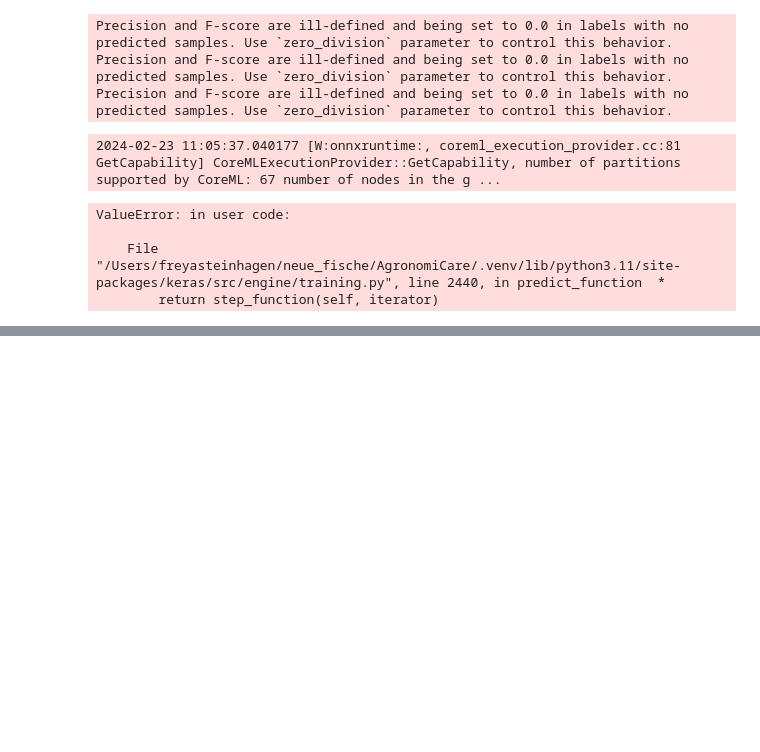
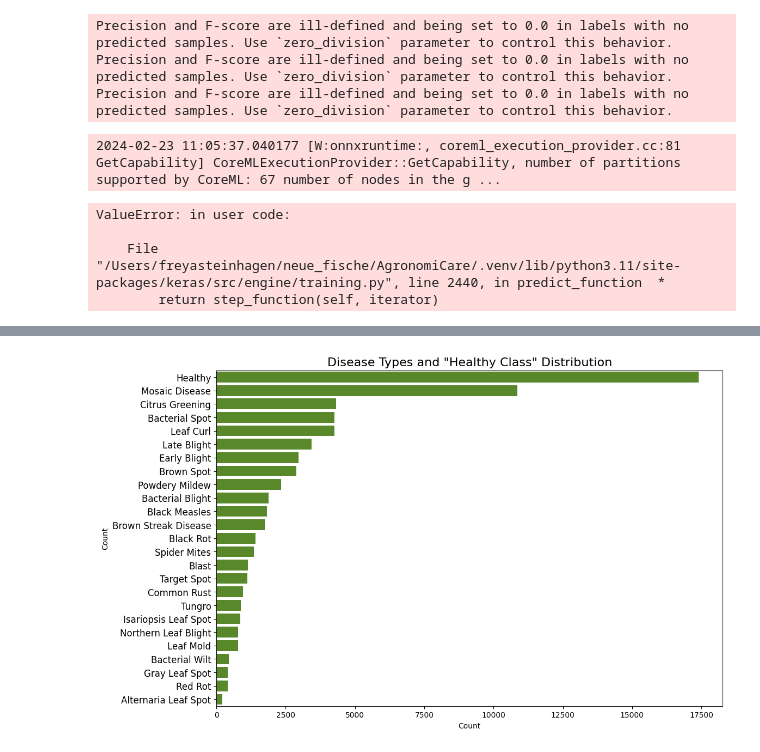
Before and after one commit to forster-j/AgronomiCare, a Jupyter notebook: notebooks/Disease_specific_filter.ipynb, the cells around one changed output, grey strips where cells are left out. Drawn from its saved outputs; the diff is of its cells as text; code cells hidden in the pictures; blank space fills up the shorter version.

Commit message:
plotting the filtered DF

```diff
--- a/notebooks/Disease_specific_filter.ipynb
+++ b/notebooks/Disease_specific_filter.ipynb
@@ -758,0 +797,23 @@ ValueError: in user code:
+# %%
+import os
+import pandas as pd
+
+data = []
+
+# Specify the path to your dataset
+dataset_path_train = '/Users/freyasteinhagen/neue_fische/AgronomiCare/data/filtered_diseases/train_filtered/'
+
+# Iterate through each disease folder
+for disease_class in os.listdir(dataset_path_train):
+    class_path = os.path.join(dataset_path_train, disease_class)
+
+    # Check if the item is a directory
+    if os.path.isdir(class_path):
+        # Iterate through each image in the disease folder
+        for image_file in os.listdir(class_path):
+            if image_file.endswith('.jpg'):  # Ensure it's an image file
+                image_path = os.path.join(class_path, image_file)
+                data.append({'Image_Path': image_path, 'Class': disease_class})
+
+# Create a DataFrame from the list of dictionaries
+df = pd.DataFrame(data)
@@ -758,0 +887,22 @@ ValueError: in user code:
+# %%
+import seaborn as sns
+import matplotlib.pyplot as plt
+
+# Assuming df is your DataFrame containing the 'Class' column
+dis_type_counts = df['Class'].value_counts()
+
+# Get unique labels and sort them by count
+labels = dis_type_counts.index.tolist()
+
+# Replace underscores with spaces and capitalize each word
+label_ticks = [label.replace('_', ' ').title() for label in labels]
+
+plt.figure(figsize=(12, 8))
+sns.countplot(y='Class', data=df, order=labels, color="#59981a")
+plt.title('Disease Types and "Healthy Class" Distribution', fontsize=16)
+plt.xlabel('Count')
+plt.ylabel('Count')
+plt.yticks(ticks=range(len(labels)), labels=label_ticks, fontsize=12)
+plt.show()
+# %% [output]
+[figure, added]
```
Also changed, not shown: parts of 11 cells of this notebook.
